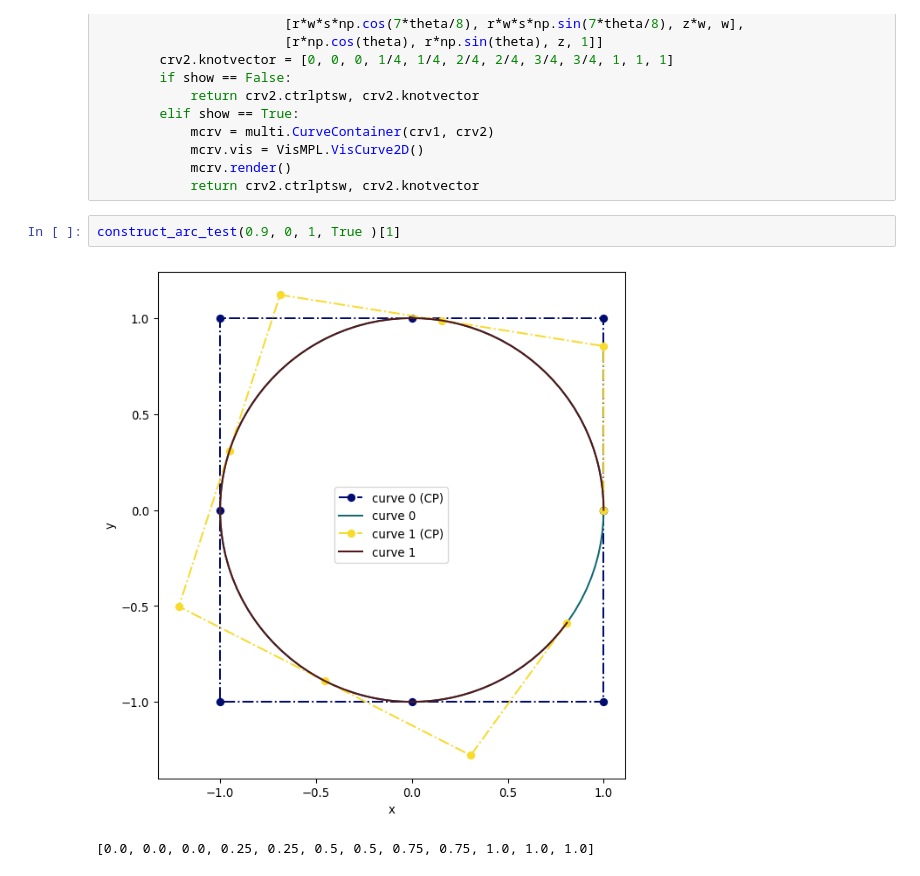
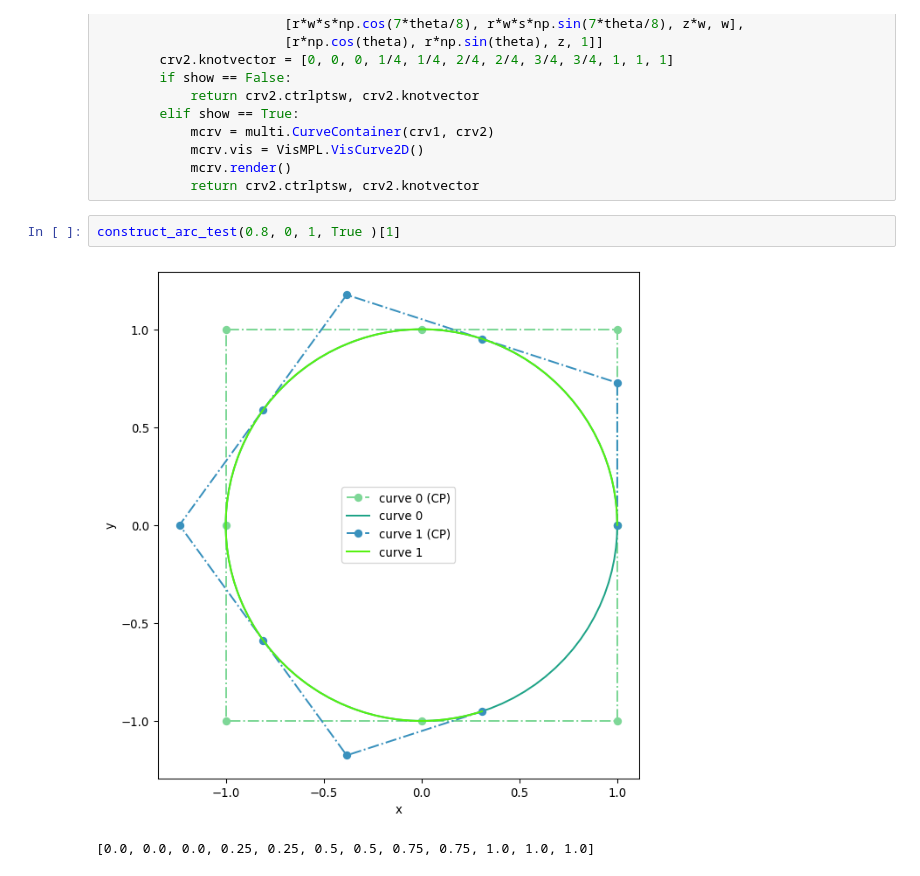
Before and after one commit to D-SLAVIN/IIB-F-JL-3, a Jupyter notebook: WeekL12/CircularArc.ipynb, the cells around one changed output. Drawn from its saved outputs; the diff is of its cells as text.

```diff
--- a/WeekL12/CircularArc.ipynb
+++ b/WeekL12/CircularArc.ipynb
@@ -131,7 +131,7 @@ def construct_arc_test(alpha, z=0, r=1, show=False):
             mcrv.render()
             return crv2.ctrlptsw, crv2.knotvector
 # %%
-construct_arc_test(0.9, 0, 1, True )[1]
+construct_arc_test(0.8, 0, 1, True )[1]
 # %% [output]
-[figure, old version]
+[figure, new version]
 [0.0, 0.0, 0.0, 0.25, 0.25, 0.5, 0.5, 0.75, 0.75, 1.0, 1.0, 1.0]
```
Also changed, not shown: 2 other files.
